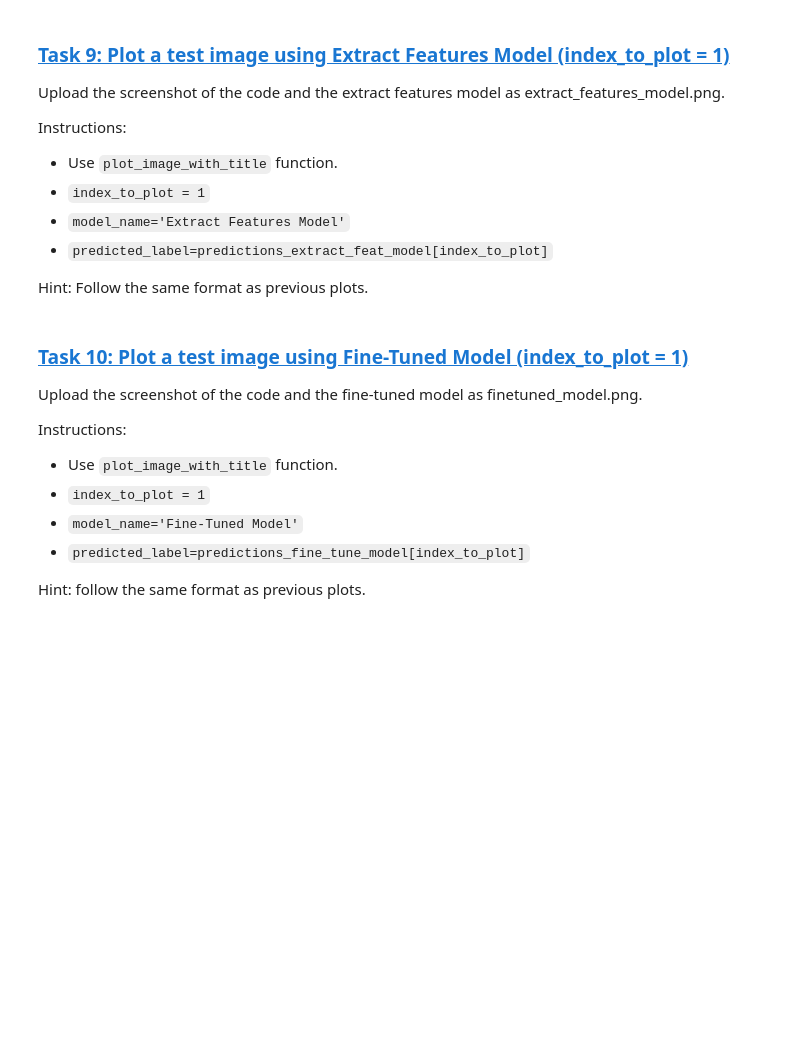
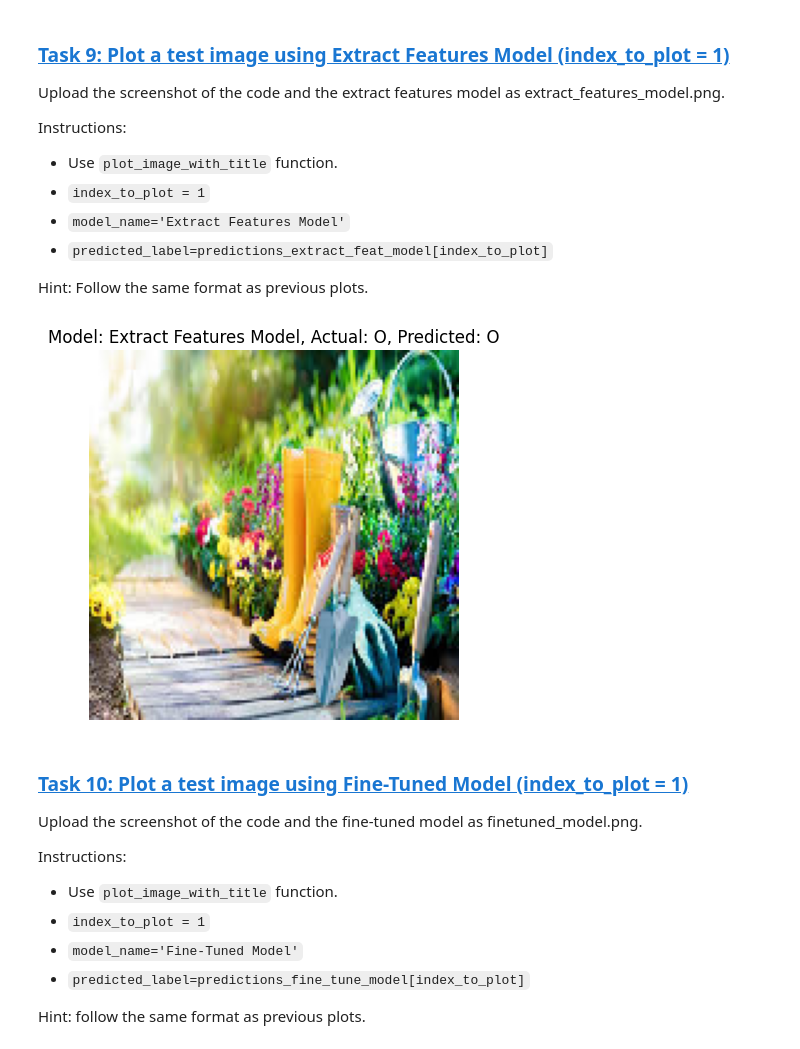
Before and after one commit to dennislamcv1/IBMAIEngineering, a Jupyter notebook: Advanced Deep Learning with Tensorflow and Keras/Final Proj-Classify Waste Products Using TL FT.ipynb, the cells around one changed output. Saved outputs shown, nothing was run; the diff lists cells and outputs as text; code cells hidden in the pictures; blank space fills up the shorter version.

```diff
--- a/Advanced Deep Learning with Tensorflow and Keras/Final Proj-Classify Waste Products Using TL FT.ipynb
+++ b/Advanced Deep Learning with Tensorflow and Keras/Final Proj-Classify Waste Products Using TL FT.ipynb
@@ -691,3 +882,17 @@ Hint: Follow the same format as previous plots.
+# %%
+# Task 9: Plot a test image using Fine-Tuned Model (index_to_plot = 1)
+
+
+index_to_plot = 1  # Set the index to 1 as per the task instructions
+
+plot_image_with_title(
+    image=test_imgs[index_to_plot].astype('uint8'),  # Use the image at index 1
+    model_name='Extract Features Model',  # Set the model name
+    actual_label=test_labels[index_to_plot],  # Use the actual label of the image
+    predicted_label=predictions_extract_feat_model[index_to_plot]  # Use the predicted label
+)
+# %% [output]
+[figure, added]
 # %% [markdown]
 ### <a id='toc1_13_2_'></a>[**Task 10: Plot a test image using Fine-Tuned Model (index_to_plot = 1)**](#toc0_)
 
```
Also changed, not shown: parts of 24 cells of this notebook, 17 other files.
